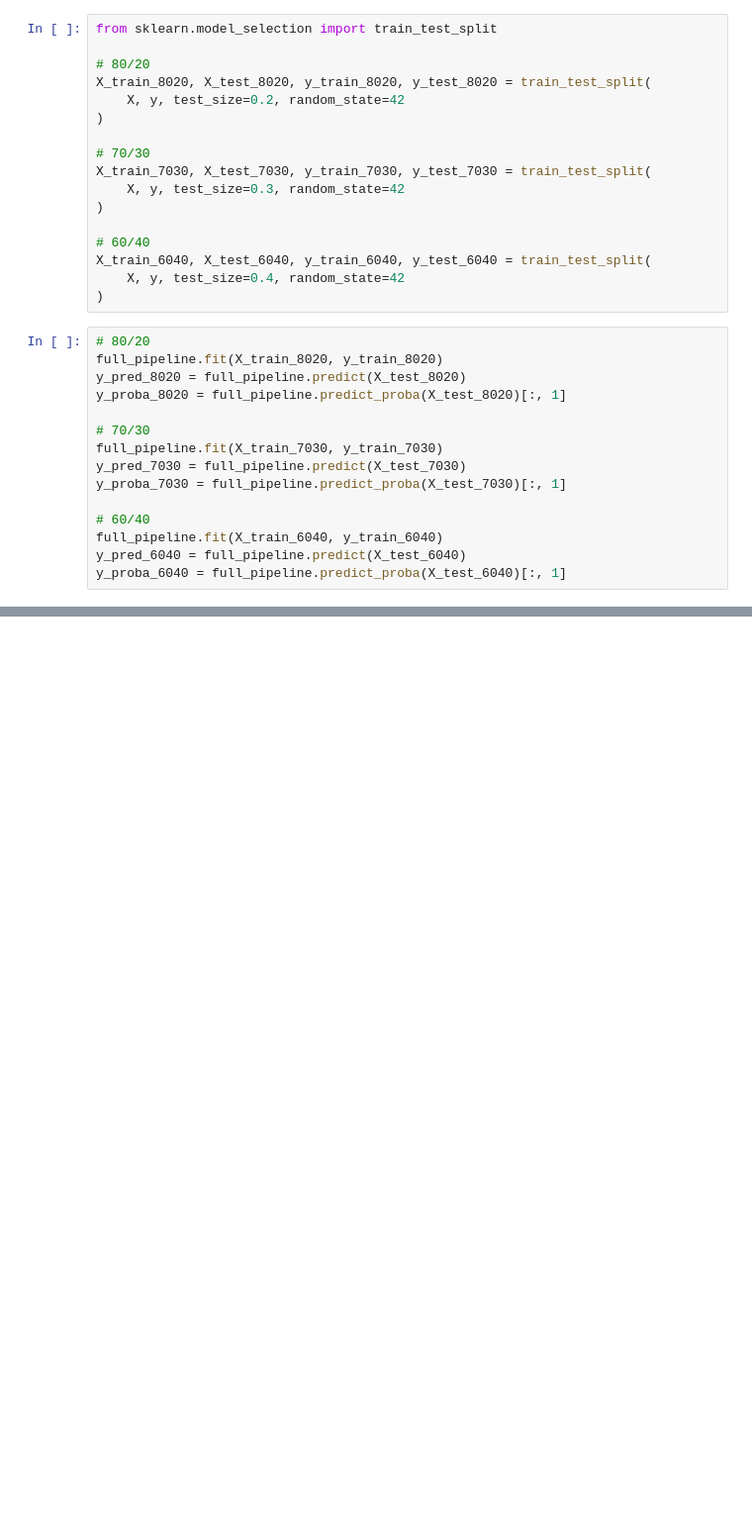
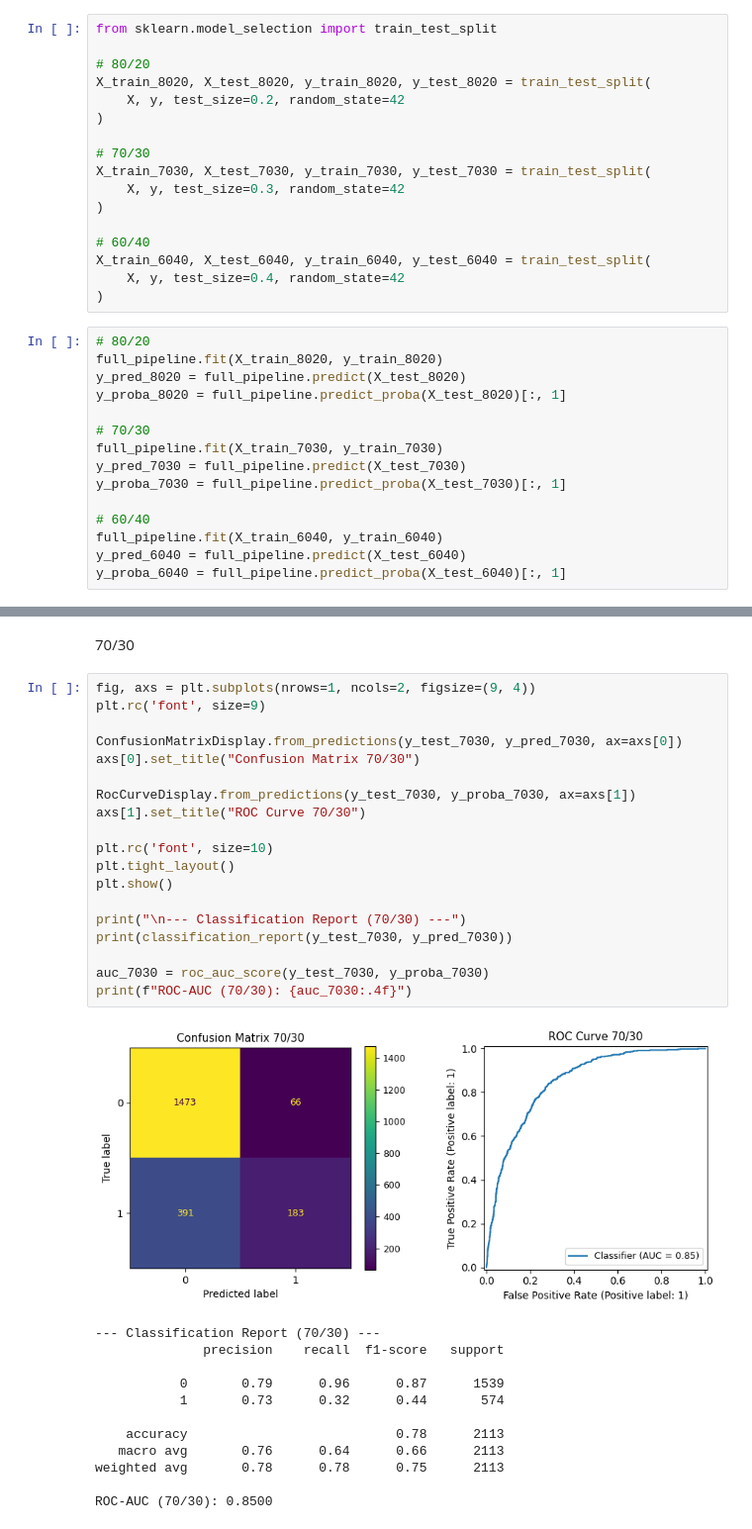
Before and after one commit to tstef87/StefanoCSC672, a Jupyter notebook: HW3/churn_classification.ipynb, the cells around one changed output, grey strips where cells are left out. Shown at 99% size. Saved outputs shown, nothing was run; the diff lists cells and outputs as text; blank space fills up the shorter version.

```diff
--- a/HW3/churn_classification.ipynb
+++ b/HW3/churn_classification.ipynb
@@ -257,0 +287,34 @@ plt.rc('font', size=10)
+# %% [markdown]
+70/30
+# %%
+fig, axs = plt.subplots(nrows=1, ncols=2, figsize=(9, 4))
+plt.rc('font', size=9)
+
+ConfusionMatrixDisplay.from_predictions(y_test_7030, y_pred_7030, ax=axs[0])
+axs[0].set_title("Confusion Matrix 70/30")
+
+RocCurveDisplay.from_predictions(y_test_7030, y_proba_7030, ax=axs[1])
+axs[1].set_title("ROC Curve 70/30")
+
+plt.rc('font', size=10)
+plt.tight_layout()
+plt.show()
+
+print("\n--- Classification Report (70/30) ---")
+print(classification_report(y_test_7030, y_pred_7030))
+
+auc_7030 = roc_auc_score(y_test_7030, y_proba_7030)
+print(f"ROC-AUC (70/30): {auc_7030:.4f}")
+# %% [output]
+[figure, added]
+--- Classification Report (70/30) ---
+              precision    recall  f1-score   support
+
+           0       0.79      0.96      0.87      1539
+           1       0.73      0.32      0.44       574
+
+    accuracy                           0.78      2113
+   macro avg       0.76      0.64      0.66      2113
+weighted avg       0.78      0.78      0.75      2113
+
+ROC-AUC (70/30): 0.8500
```
Also changed, not shown: parts of 8 cells of this notebook, 1 other file.
